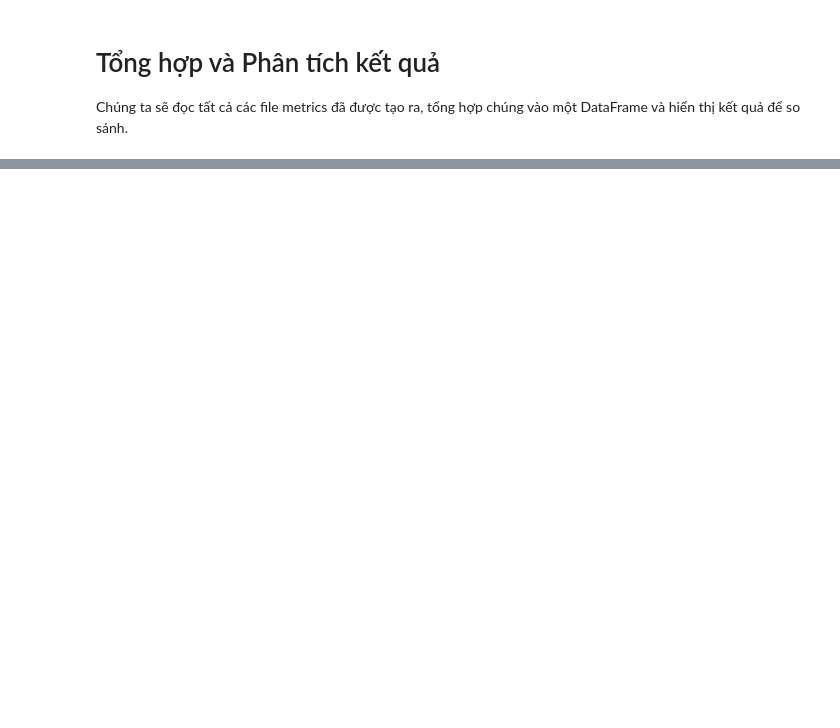
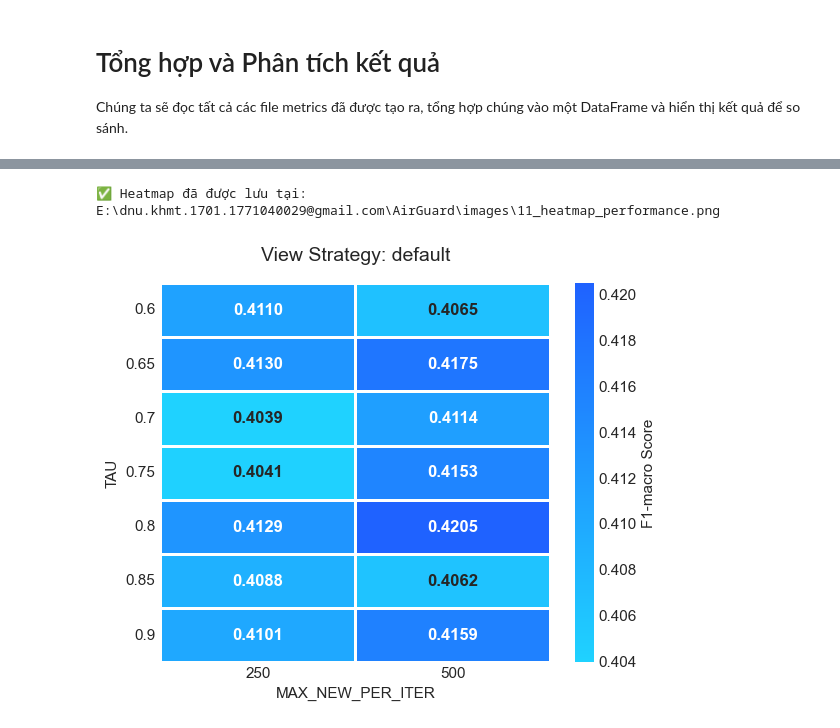
Before and after one commit to ThanhTung-KHMT-1701/AirGuard, a Jupyter notebook: notebooks/11_Question02.ipynb, the cells around one changed output, grey strips where cells are left out. Drawn from its saved outputs; the diff is of its cells as text; code cells hidden in the pictures; blank space fills up the shorter version.

```diff
--- a/notebooks/11_Question02.ipynb
+++ b/notebooks/11_Question02.ipynb
@@ -336,0 +322,54 @@ if 'df_results_co' in locals() and not df_results_co.empty:
+# %%
+# -------- 1. Heatmap: F1-macro theo TAU và MAX_NEW_PER_ITER --------
+if 'df_results_co' in locals() and not df_results_co.empty:
+
+    strategies = df_results_co['view_strategy'].unique()
+    n_strategies = len(strategies)
+
+    fig, axes = plt.subplots(1, n_strategies, figsize=(6*n_strategies, 5), squeeze=False)
+
+    for idx, strategy in enumerate(strategies):
+        ax = axes[0, idx]
+        strategy_data = df_results_co[df_results_co['view_strategy'] == strategy]
+
+        pivot_data = strategy_data.pivot_table(
+            index='tau',
+            columns='max_new_per_iter',
+            values='f1_macro'
+        )
+
+        # Vẽ heatmap với gradient XANH DƯƠNG
+        # annot=True sẽ tự động xử lý màu chữ để đảm bảo dễ đọc.
+        sns.heatmap(
+            pivot_data,
+            annot=True,
+            fmt='.4f',
+            cmap=CMAP_BLUE_GRADIENT, # Sử dụng gradient xanh
+            ax=ax,
+            cbar_kws={'label': 'F1-macro Score'},
+            linewidths=2,
+            linecolor='white',
+            vmin=df_results_co['f1_macro'].min(),
+            vmax=df_results_co['f1_macro'].max(),
+            annot_kws={'fontsize': 12, 'fontweight': 'bold'}
+        )
+
+        # Định dạng
+        ax.set_title(f'View Strategy: {strategy}', fontsize=14, pad=16)
+        ax.set_xlabel('MAX_NEW_PER_ITER', fontsize=11)
+        ax.set_ylabel('TAU', fontsize=11)
+        ax.tick_params(axis='x', rotation=0, labelsize=11)
+        ax.tick_params(axis='y', rotation=0, labelsize=11)
+
+    plt.tight_layout(pad=1.5)
+
+    save_path = IMAGES_DIR / "11_heatmap_performance.png"
+    plt.savefig(save_path, dpi=300, bbox_inches='tight')
+    print(f"✅ Heatmap đã được lưu tại: {save_path}")
+
+    plt.show()
+else:
+    print("⚠️ Không có dữ liệu để vẽ biểu đồ.")
+# %% [output]
+✅ Heatmap đã được lưu tại: E:\dnu.khmt.1701.1771040029@gmail.com\AirGuard\images\11_heatmap_performance.png
+[figure, added]
```
Also changed, not shown: parts of 21 cells of this notebook, 24 other files.
